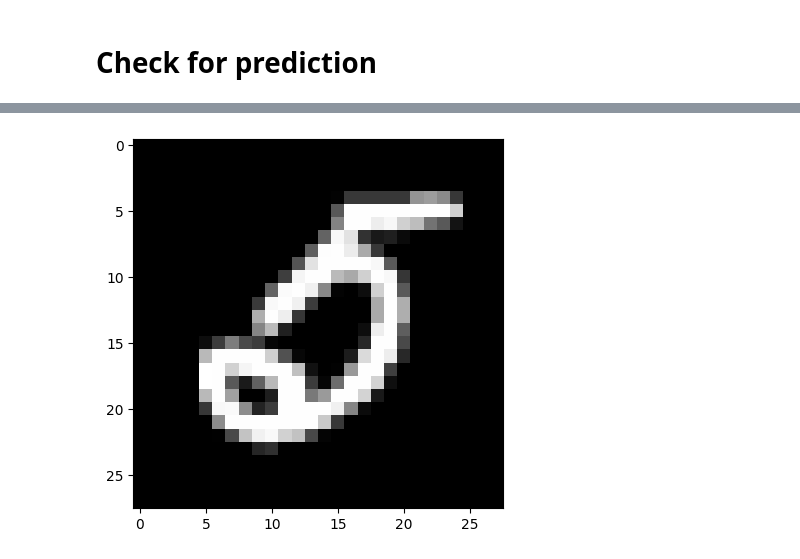
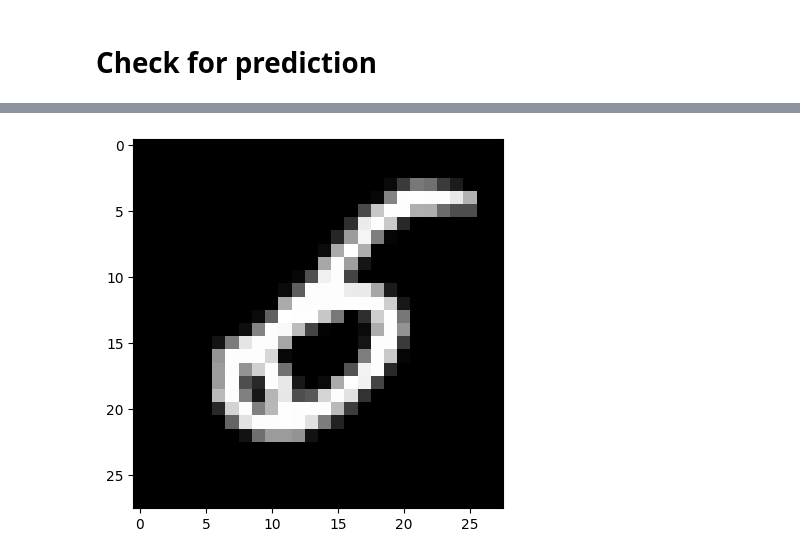
Before and after one commit to YanLucasGS/deep-learning, a Jupyter notebook: mnist_cnn.ipynb, the cells around one changed output, grey strips where cells are left out. Drawn from its saved outputs; the diff is of its cells as text; code cells hidden in the pictures.

```diff
--- a/mnist_cnn.ipynb
+++ b/mnist_cnn.ipynb
@@ -129,6 +131,6 @@ results[results['comparison']==False].tail()
 | 9839 | 7 | 2 | False |
 # %%
-plt.imshow(test_images[9770],cmap='gray')
+plt.imshow(test_images[9729],cmap='gray')
 plt.show()
 # %% [output]
-[figure, old version]
+[figure, new version]
```
Also changed, not shown: parts of 6 cells of this notebook, 1 other file.
